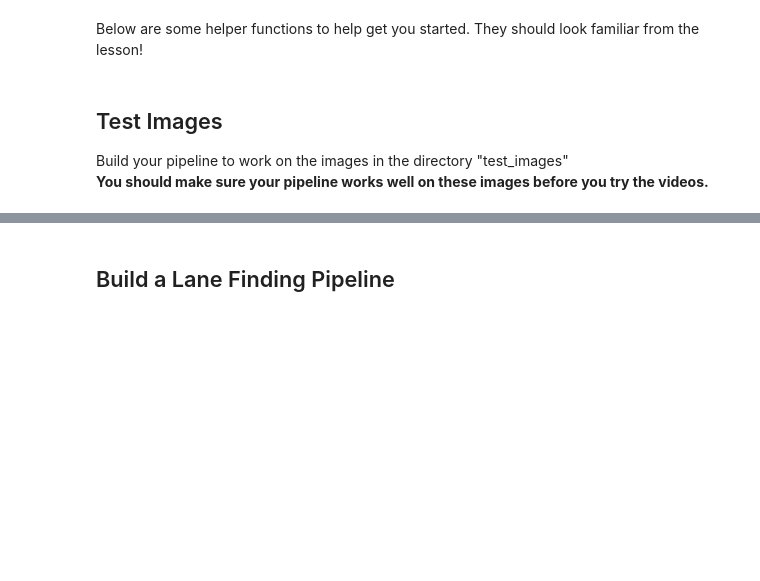
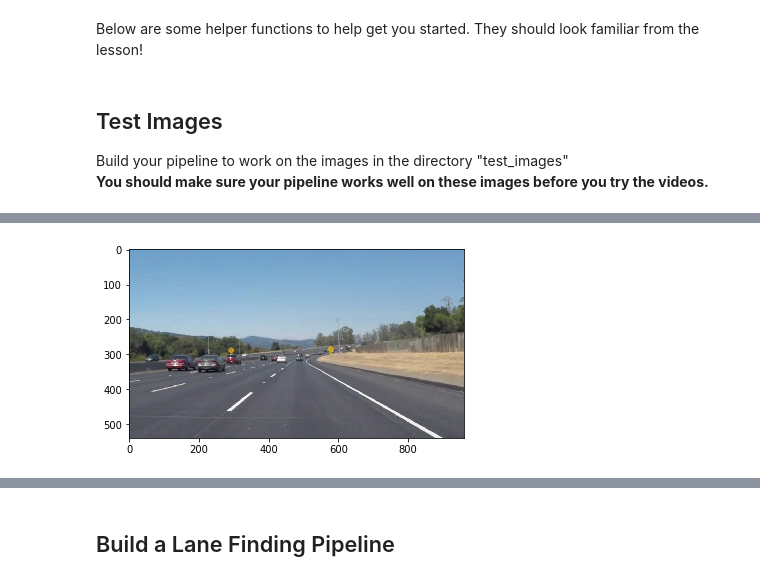
Before and after one commit to ahmadmazen/CarND-LaneLines-P1, a Jupyter notebook: P1.ipynb, the cells around one changed output, grey strips where cells are left out. Drawn from its saved outputs; the diff is of its cells as text; code cells hidden in the pictures; blank space fills up the shorter version.

```diff
--- a/P1.ipynb
+++ b/P1.ipynb
@@ -206,0 +192,99 @@ for file in files:
+# %%
+import os
+
+
+INPUT_IMAGES_PATH = "test_images/"
+OUTPUT_IMAGES_PATH = "test_images_output/"
+files = os.listdir(INPUT_IMAGES_PATH)
+
+for file in files:
+    if file != "solidWhiteCurve.jpg": # to speed up testing we try with one image
+        break
+
+    image = mpimg.imread(INPUT_IMAGES_PATH  + file)
+    plt.figure()
+    plt.imshow(image)
+    height = image.shape[0]
+    width = image.shape[1]
+    region_of_interest_vertices = [
+        (0, height),
+        (width / 2, height / 2),
+        (width, height),
+    ]
+    gray_image = cv2.cvtColor(image, cv2.COLOR_RGB2GRAY)
+    plt.figure()
+    plt.imshow(gray_image)
+
+    cannyed_image = cv2.Canny(gray_image, 100, 200)
+    plt.figure()
+    plt.imshow(cannyed_image)
+
+    cropped_image = region_of_interest(
+        cannyed_image,
+        np.array(
+            [region_of_interest_vertices],
+            np.int32
+        ),
+    )
+    plt.figure()
+    plt.imshow(cropped_image)
+
+
+    lines = cv2.HoughLinesP(
+        cropped_image,
+        rho=6,
+        theta=np.pi / 60,
+        threshold=160,
+        lines=np.array([]),
+        minLineLength=40,
+        maxLineGap=25
+    )
+
+    left_line_x = []
+    left_line_y = []
+    right_line_x = []
+    right_line_y = []
+    for line in lines:
+        for x1, y1, x2, y2 in line:
+            slope = (y2 - y1) / (x2 - x1) # <-- Calculating the slope.
+            if math.fabs(slope) < 0.5: # <-- Only consider extreme slope
+                continue
+            if slope <= 0: # <-- If the slope is negative, left group.
+                left_line_x.extend([x1, x2])
+                left_line_y.extend([y1, y2])
+            else: # <-- Otherwise, right group.
+                right_line_x.extend([x1, x2])
+                right_line_y.extend([y1, y2])
+    min_y = int(image.shape[0] * (3 / 5)) # <-- Just below the horizon
+    max_y = int(image.shape[0]) # <-- The bottom of the image
+    poly_left = np.poly1d(np.polyfit(
+        left_line_y,
+        left_line_x,
+        deg=1
+    ))
+    left_x_start = int(poly_left(max_y))
+    left_x_end = int(poly_left(min_y))
+    poly_right = np.poly1d(np.polyfit(
+        right_line_y,
+        right_line_x,
+        deg=1
+    ))
+    right_x_start = int(poly_right(max_y))
+    right_x_end = int(poly_right(min_y))
+    line_image = draw_lines(
+        image,
+        [[
+            [left_x_start, max_y, left_x_end, min_y],
+            [right_x_start, max_y, right_x_end, min_y],
+        ]],
+        thickness=5,
+    )
+    plt.figure()
+    plt.imshow(line_image)
+    plt.show()
+
+    r,g,b = cv2.split(line_image)
+    result = cv2.merge((b,g,r))
+    cv2.imwrite(OUTPUT_IMAGES_PATH + file, result)
+# %% [output]
+[figure, added]
```
Also changed, not shown: parts of 8 cells of this notebook, 12 other files.
